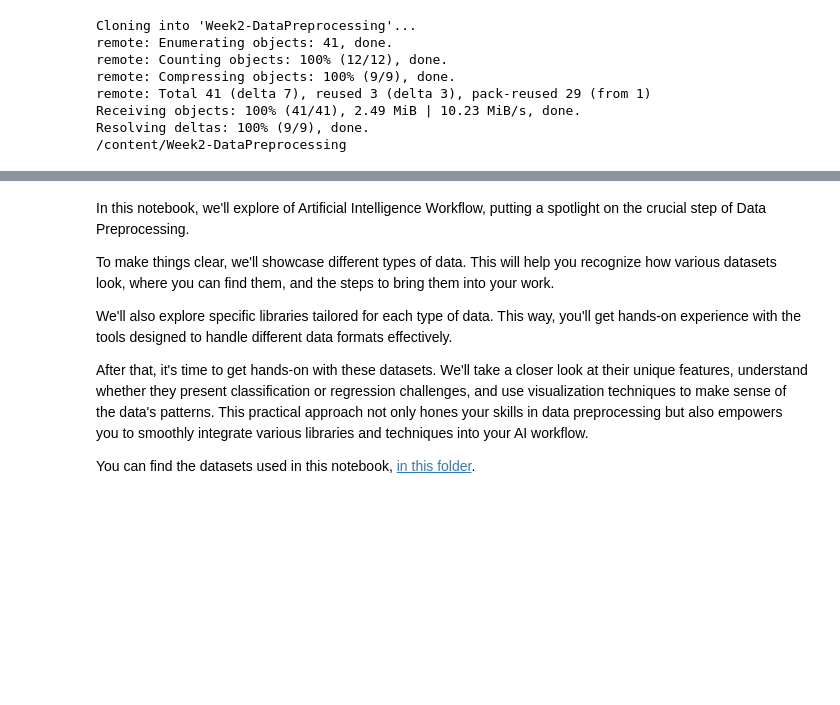
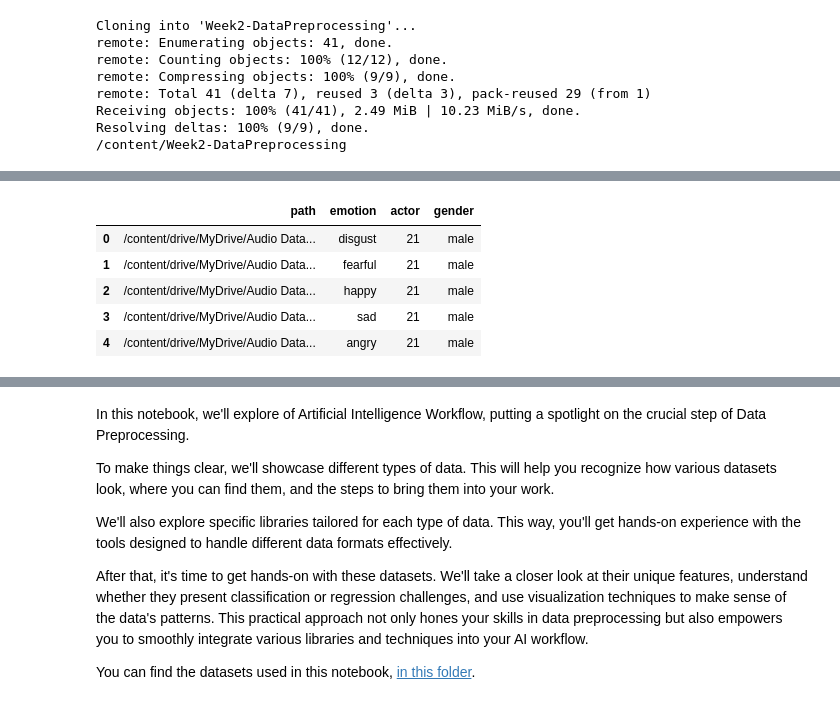
Before and after one commit to danikales/Week2-DataPreprocessing, a Jupyter notebook: Week 2.ipynb, the cells around one changed output, grey strips where cells are left out. Drawn from its saved outputs; the diff is of its cells as text; code cells hidden in the pictures; blank space fills up the shorter version.

```diff
--- a/Week 2.ipynb
+++ b/Week 2.ipynb
@@ -19,0 +59,40 @@ Resolving deltas: 100% (9/9), done.
+# %%
+import pandas as pd
+
+emotion_map = {
+    "01": "neutral",
+    "02": "calm",
+    "03": "happy",
+    "04": "sad",
+    "05": "angry",
+    "06": "fearful",
+    "07": "disgust",
+    "08": "surprised"
+}
+
+data = []
+
+for file_path in all_files:
+    filename = os.path.basename(file_path)
+
+    parts = filename.split("-")
+
+    emotion_code = parts[2]
+    actor_id = parts[6].split(".")[0]
+
+    emotion = emotion_map.get(emotion_code, "unknown")
+
+    gender = "female" if int(actor_id) % 2 == 0 else "male"
+
+    data.append([file_path, emotion, actor_id, gender])
+
+df = pd.DataFrame(data, columns=["path", "emotion", "actor", "gender"])
+
+df.head()
+# %% [output]
+|  | path | emotion | actor | gender |
+| 0 | /content/drive/MyDrive/Audio Data... | disgust | 21 | male |
+| 1 | /content/drive/MyDrive/Audio Data... | fearful | 21 | male |
+| 2 | /content/drive/MyDrive/Audio Data... | happy | 21 | male |
+| 3 | /content/drive/MyDrive/Audio Data... | sad | 21 | male |
+| 4 | /content/drive/MyDrive/Audio Data... | angry | 21 | male |
```
Also changed, not shown: parts of 27 cells of this notebook.
